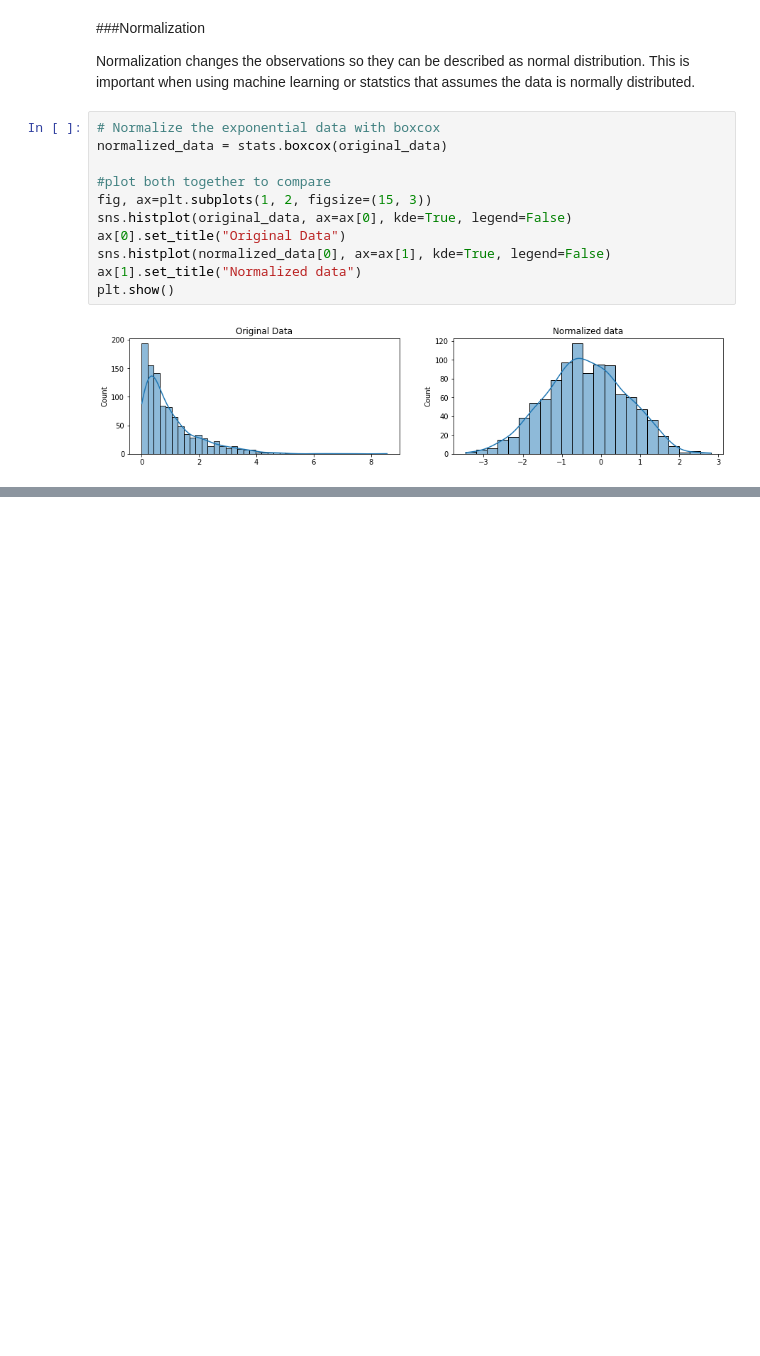
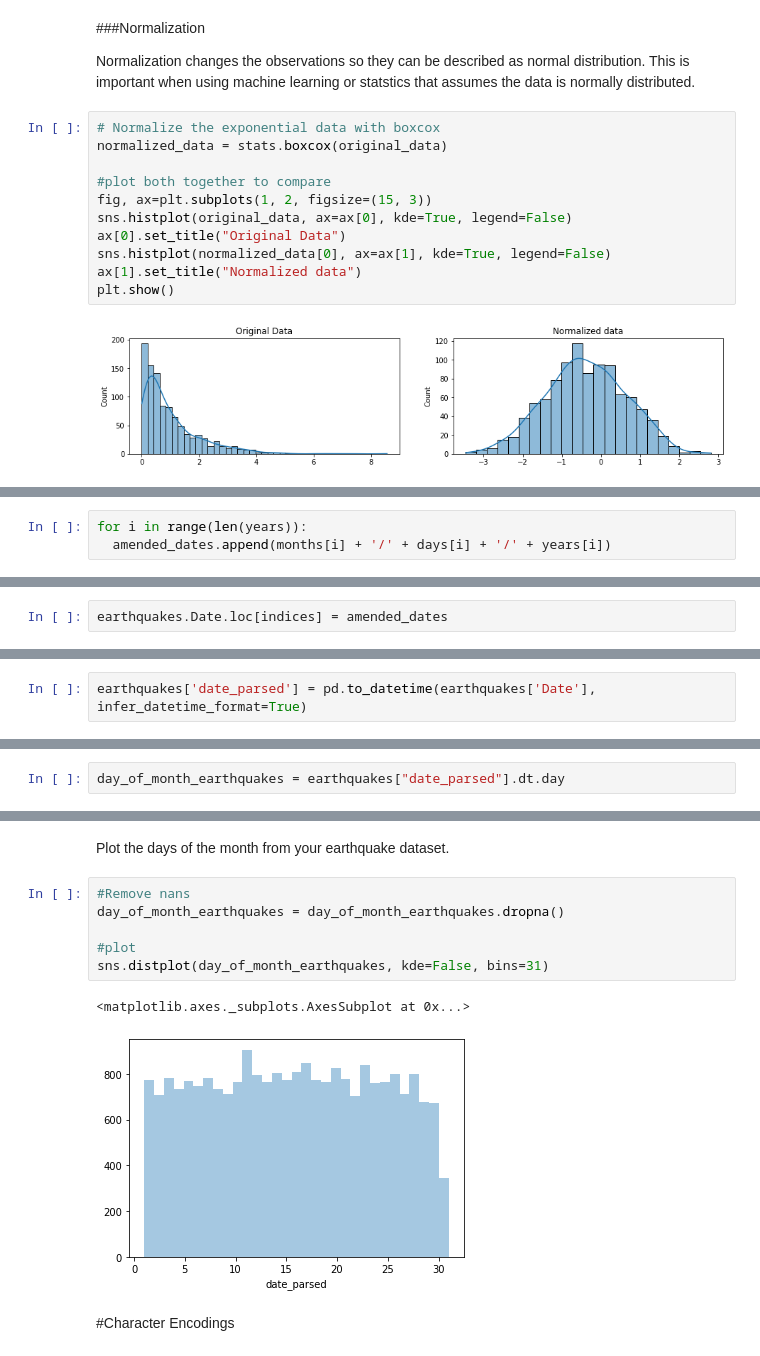
Before and after one commit to Daniel-Benson-Poe/66DaysOfData, a Jupyter notebook: DataCleaningKaggleMiniCourse.ipynb, the cells around one changed output, grey strips where cells are left out. Saved outputs shown, nothing was run; the diff lists cells and outputs as text; blank space fills up the shorter version.

```diff
--- a/DataCleaningKaggleMiniCourse.ipynb
+++ b/DataCleaningKaggleMiniCourse.ipynb
@@ -369,0 +554,3 @@ plt.show()
+# %%
+for i in range(len(years)):
+  amended_dates.append(months[i] + '/' + days[i] + '/' + years[i])
@@ -369,0 +561,2 @@ plt.show()
+# %%
+earthquakes.Date.loc[indices] = amended_dates
@@ -369,0 +589,2 @@ plt.show()
+# %%
+earthquakes['date_parsed'] = pd.to_datetime(earthquakes['Date'], infer_datetime_format=True)
@@ -369,0 +614,2 @@ plt.show()
+# %%
+day_of_month_earthquakes = earthquakes["date_parsed"].dt.day
@@ -369,0 +631,13 @@ plt.show()
+# %% [markdown]
+Plot the days of the month from your earthquake dataset.
+# %%
+#Remove nans
+day_of_month_earthquakes = day_of_month_earthquakes.dropna()
+
+#plot
+sns.distplot(day_of_month_earthquakes, kde=False, bins=31)
+# %% [output]
+<matplotlib.axes._subplots.AxesSubplot at 0x...>
+[figure, added]
+# %% [markdown]
+#Character Encodings
```
Also changed, not shown: parts of 73 cells of this notebook.
